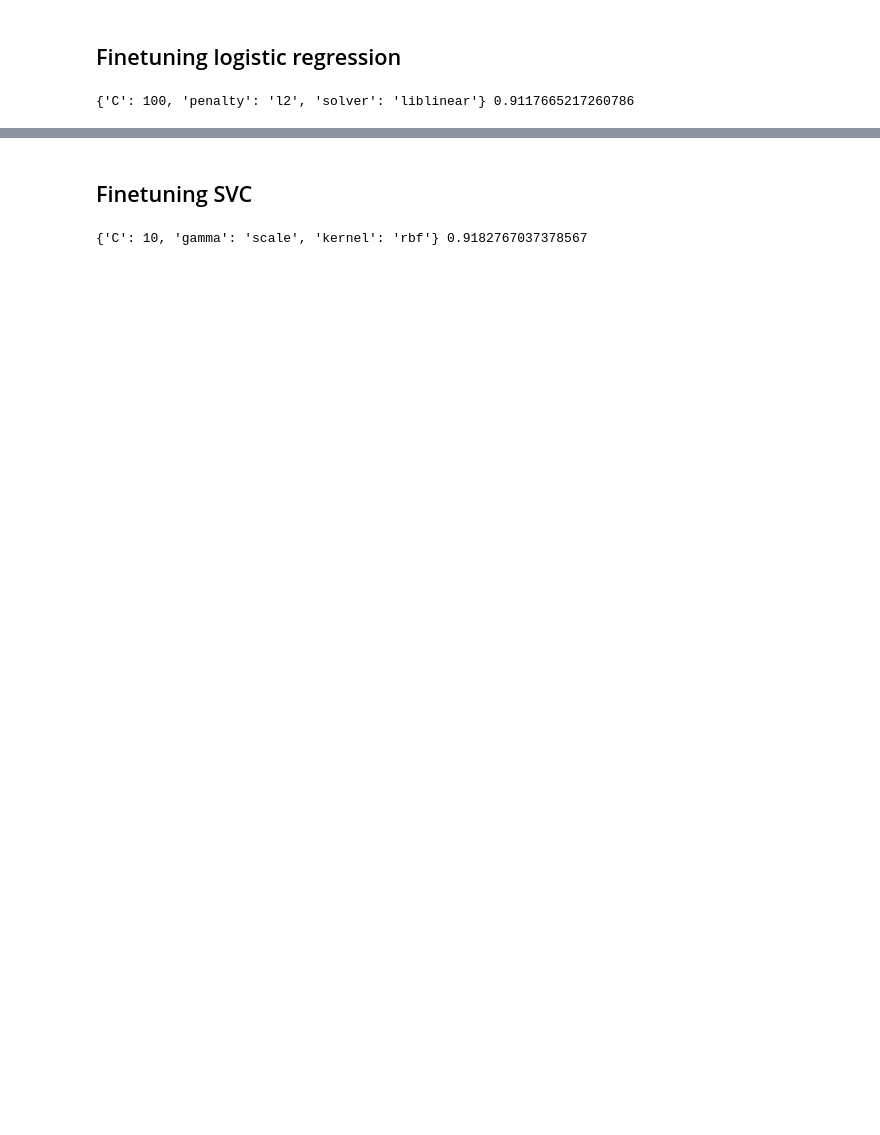
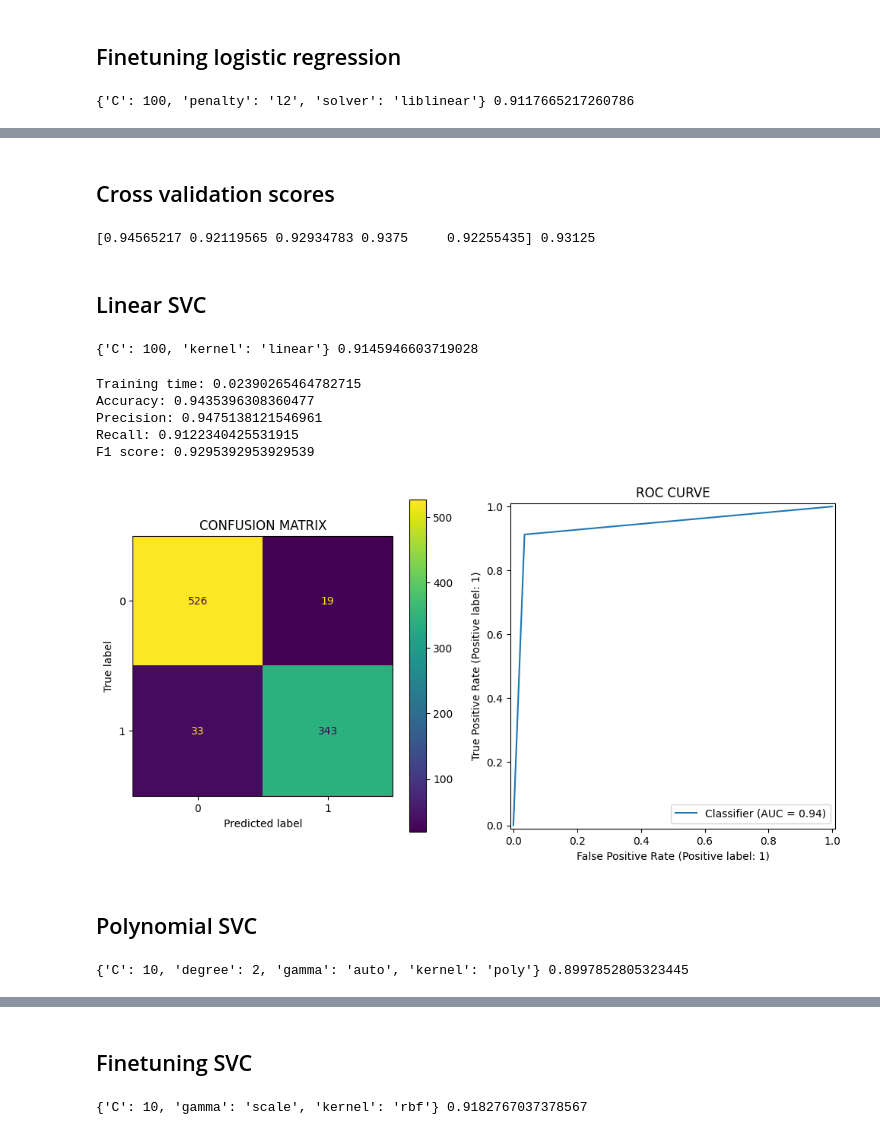
Before and after one commit to KarthikPreVin/MACHINE-LEARNING-LAB, a Jupyter notebook: ASSIGNMENT 4/ASSIGNMENT 4.ipynb, the cells around one changed output, grey strips where cells are left out. Cells and saved outputs as stored; diff of their text form; code cells hidden in the pictures; blank space fills up the shorter version.

Commit message:
Added Cross Validation

```diff
--- a/ASSIGNMENT 4/ASSIGNMENT 4.ipynb
+++ b/ASSIGNMENT 4/ASSIGNMENT 4.ipynb
@@ -105,7 +108,7 @@ plt.show()
 # %% [markdown]
 ## Training baseline model
 # %%
-def evaluate(model):
+def evaluate(model,filename):
     model.fit(X,y)
     start = time.time()
     y_pred = model.predict(X_test)
@@ -126,6 +129,7 @@ def evaluate(model):
     RocCurveDisplay.from_predictions(y_test, y_pred,ax=axes[1])
     axes[1].set_title("ROC CURVE")
     plt.tight_layout()
+    plt.savefig(f"latex/images/{filename}.pdf", bbox_inches='tight')
     plt.show()
 # %%
 
@@ -177,3 +181,67 @@ Precision: 0.9398907103825137
 Recall: 0.9148936170212766
 F1 score: 0.9272237196765498
 [figure]
+# %% [markdown]
+## Cross validation scores
+# %%
+cv_scores = cross_val_score(
+    best_logreg,X,y,cv = KFold(5,shuffle=True,random_state=2)
+)
+
+print(cv_scores, cv_scores.mean())
+# %% [output]
+[0.94565217 0.92119565 0.92934783 0.9375     0.92255435] 0.93125
+# %% [markdown]
+## Linear SVC
+# %%
+params = {
+    "kernel": ["linear"],
+    "C": [0.1,1,10,100],
+}
+
+searcher = GridSearchCV(
+    estimator=SVC(),
+    param_grid=params,
+    scoring="f1",
+    cv = kf,
+    n_jobs=-1
+)
+
+searcher.fit(X,y)
+
+print(searcher.best_params_, searcher.best_score_)
+# %% [output]
+{'C': 100, 'kernel': 'linear'} 0.9145946603719028
+# %%
+best_linear_svc = SVC(**searcher.best_params_)
+
+evaluate(best_linear_svc, "Linear_SVC")
+# %% [output]
+Training time: 0.02390265464782715
+Accuracy: 0.9435396308360477
+Precision: 0.9475138121546961
+Recall: 0.9122340425531915
+F1 score: 0.9295392953929539
+[figure, added]
+# %% [markdown]
+## Polynomial SVC
+# %%
+params = {
+    "kernel": ["poly"],
+    "C": [0.1,1,10,100],
+    "degree": [2,3,4],
+    "gamma": ["scale", "auto"]
+}
+searcher = GridSearchCV(
+    estimator=SVC(),
+    param_grid=params,
+    scoring="f1",
+    cv = kf,
+    n_jobs=-1
+)
+
+searcher.fit(X,y)
+
+print(searcher.best_params_, searcher.best_score_)
+# %% [output]
+{'C': 10, 'degree': 2, 'gamma': 'auto', 'kernel': 'poly'} 0.8997852805323445
```
Also changed, not shown: parts of 17 cells of this notebook.
